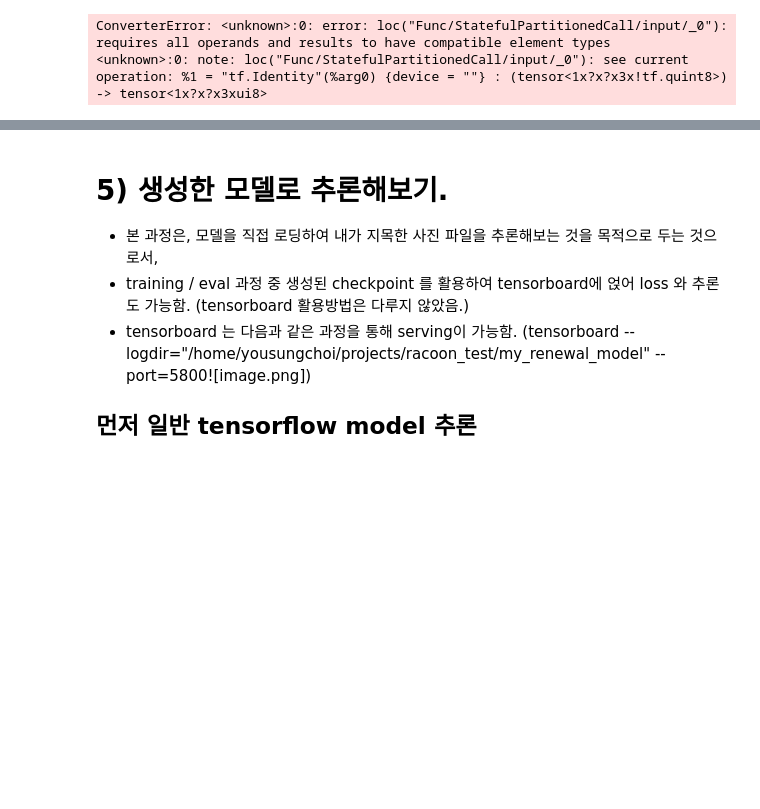
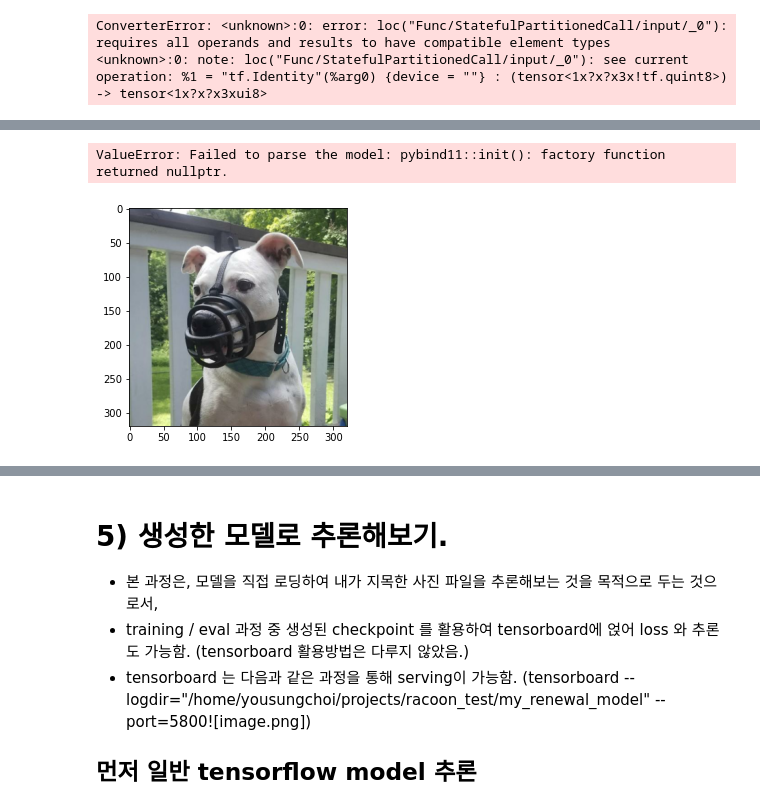
Before and after one commit to yousungchoi/tf2_object_detection_dataset, a Jupyter notebook: main.ipynb, the cells around one changed output, grey strips where cells are left out. Saved outputs shown, nothing was run; the diff lists cells and outputs as text; code cells hidden in the pictures; blank space fills up the shorter version.

```diff
--- a/main.ipynb
+++ b/main.ipynb
@@ -455,10 +498,10 @@ I0916 08:48:49.040311 140215447406400 builder_impl.py:775] Assets written to: /h
 # test using export_tflite_graph_tf2
 import tensorflow as tf
 
-export_dir = "/home/yousungchoi/projects/yousung_racoon/tf2_object_detection_dataset/workspace/training_demo/exported-models/exported_for_tflite/saved_model"
+export_dir = "/home/yousungchoi/classes/1_Ambient_computing/99_project/2_pretest_Ambient_project/workspace/training_demo/exported-models/4th_trial/exported_for_tflite/saved_model/"
 converter = tf.lite.TFLiteConverter.from_saved_model(export_dir)
 tflite_model = converter.convert()
-with open('/home/yousungchoi/projects/yousung_racoon/tf2_object_detection_dataset/workspace/training_demo/exported-models/exported_for_tflite/saved_model/converted_model_from_tfnightly.tflite', 'wb') as f:
+with open('/home/yousungchoi/classes/1_Ambient_computing/99_project/2_pretest_Ambient_project/workspace/training_demo/exported-models/4th_trial/exported_for_tflite/convered_model.tflite', 'wb') as f:
     f.write(tflite_model)
 
 # below source is for quantization
@@ -508,0 +555,13 @@ coreClock: 1.545GHz coreCount: 68 deviceMemorySize: 10.76GiB deviceMemoryBandwid
+# %%
+import tensorflow as tf
+
+saved_model_dir = "/home/yousungchoi/classes/1_Ambient_computing/99_project/2_pretest_Ambient_project/workspace/training_demo/exported-models/4th_trial/exported_for_tflite"
+image_dir = "/home/yousungchoi/classes/1_Ambient_computing/99_project/2_pretest_Ambient_project/workspace/training_demo/images/train"
+# A generator that provides a representative dataset
+
+dataset_list = tf.data.Dataset.list_files(image_dir + "/*.jpg")
+
+i = 0
+for f in dataset_list.take(len(dataset_list)):
+    print(i, " ", f)
+    i += 1
@@ -508,0 +643,49 @@ coreClock: 1.545GHz coreCount: 68 deviceMemorySize: 10.76GiB deviceMemoryBandwid
+# %%
+import matplotlib.pyplot as plt
+
+saved_model_dir = "/home/yousungchoi/classes/1_Ambient_computing/99_project/2_pretest_Ambient_project/workspace/training_demo/exported-models/5th_trial/exported_for_tflite/saved_model"
+image_dir = "/home/yousungchoi/classes/1_Ambient_computing/99_project/2_pretest_Ambient_project/workspace/training_demo/images/train"
+# A generator that provides a representative dataset
+
+dataset_list = tf.data.Dataset.list_files(image_dir + "/*.jpg")
+image = next(iter(dataset_list))
+image = tf.io.read_file(image)
+image = tf.io.decode_jpeg(image, channels=3)
+image = tf.image.resize(image, [320, 320])
+image = tf.cast(image / 255., tf.float32)
+plt.imshow(image)
+
+def representative_data_gen():
+  dataset_list = tf.data.Dataset.list_files(image_dir + "/*.jpg")
+#   for i in range(len(dataset_list)):
+  for i in range(100):
+    image = next(iter(dataset_list))
+    image = tf.io.read_file(image)
+    image = tf.io.decode_jpeg(image, channels=3)
+    image = tf.image.resize(image, [320, 320])
+    image = tf.cast(image / 255., tf.float32)
+    image = tf.expand_dims(image, 0)
+    yield [image]
+
+converter = tf.lite.TFLiteConverter.from_saved_model(saved_model_dir)
+converter.experimental_new_converter = True
+# This enables quantization
+converter.optimizations = [tf.lite.Optimize.DEFAULT]
+# This sets the representative dataset for quantization
+converter.representative_dataset = representative_data_gen
+# This ensures that if any ops can't be quantized, the converter throws an error
+converter.target_spec.supported_ops = [tf.lite.OpsSet.TFLITE_BUILTINS_INT8, tf.lite.OpsSet.TFLITE_BUILTINS]
+# For full integer quantization, though supported types defaults to int8 only, we explicitly declare it for clarity.
+converter.target_spec.supported_types = [tf.int8]
+# These set the input and output tensors to uint8 (added in r2.3)
+# converter.inference_input_type = tf.uint8
+# converter.inference_output_type = tf.uint8
+converter.inference_input_type = tf.uint8
+converter.inference_output_type = tf.uint8
+tflite_model = converter.convert()
+
+with open(saved_model_dir + "my_model_quantized_in_int8_again.tflite", "wb") as f:
+  f.write(tflite_model)
+# %% [output]
+ValueError: Failed to parse the model: pybind11::init(): factory function returned nullptr.
+[figure, added]
```
Also changed, not shown: parts of 52 cells of this notebook, 13 other files.
